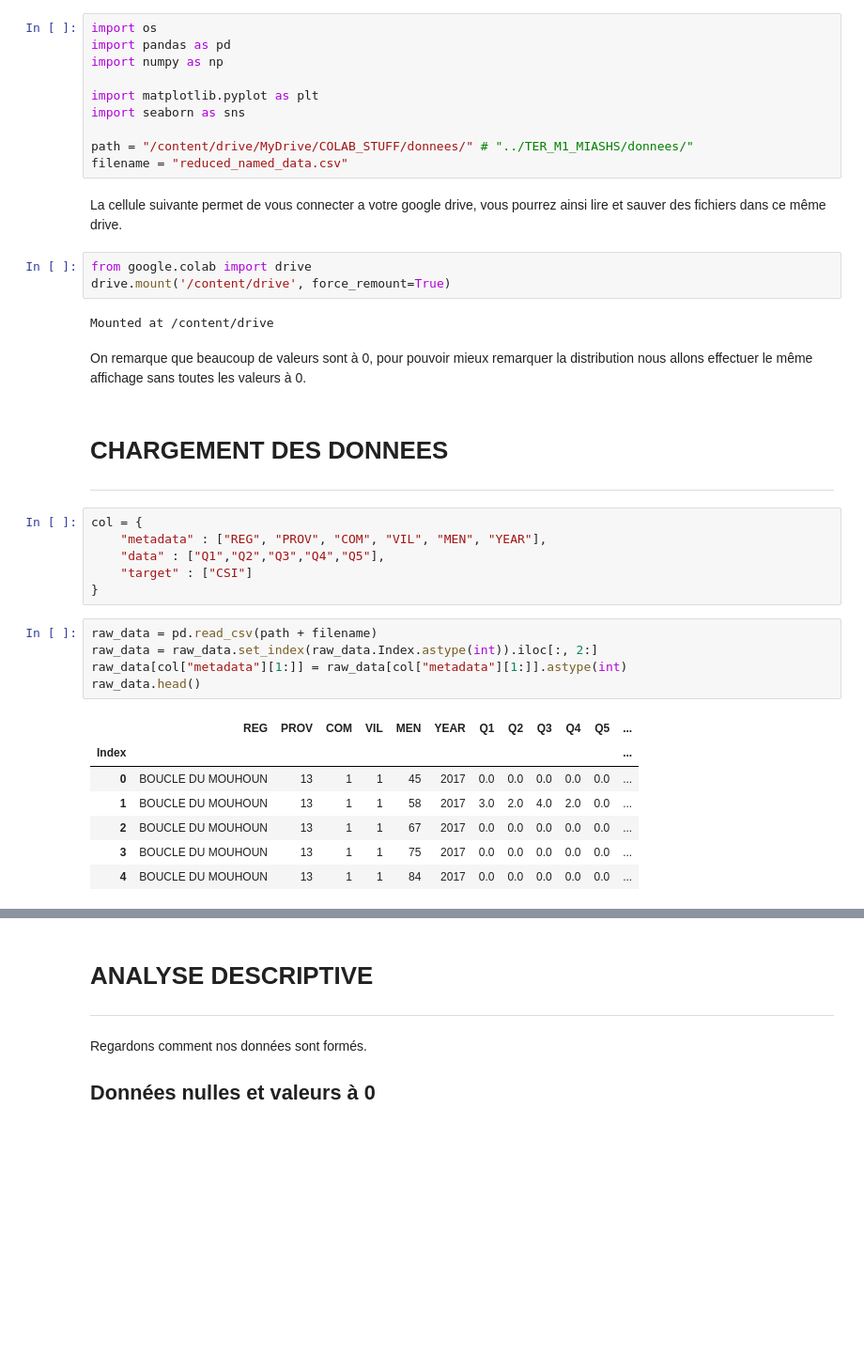
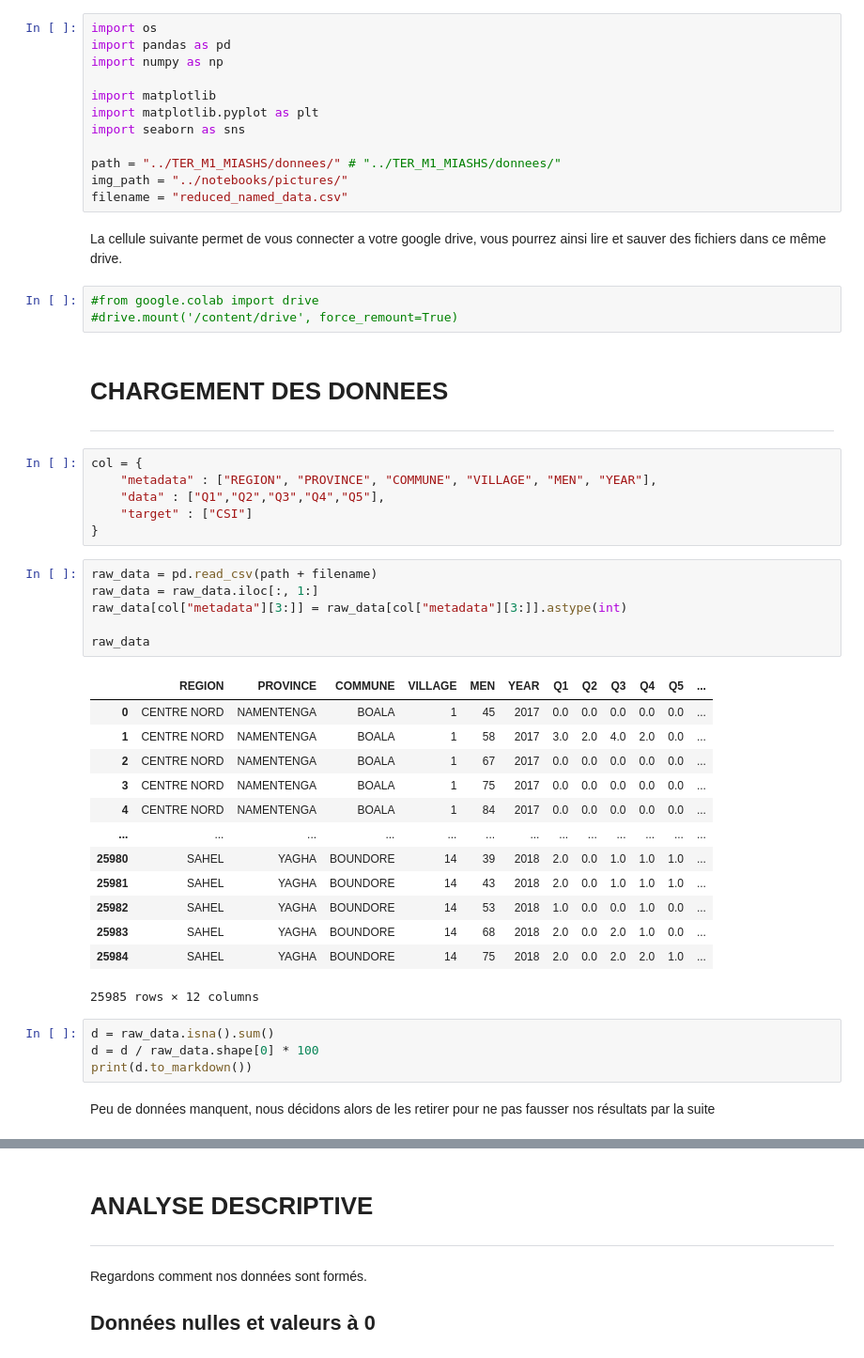
Before and after one commit to moulikatou/Ter_securite_Alimentaire_Miashs, a Jupyter notebook: notebooks/ter.ipynb, the cells around one changed output, grey strips where cells are left out. Shown at 94% size. Drawn from its saved outputs; the diff is of its cells as text; blank space fills up the shorter version.

```diff
--- a/notebooks/ter.ipynb
+++ b/notebooks/ter.ipynb
@@ -10,39 +10,50 @@ import os
 import pandas as pd
 import numpy as np
 
+import matplotlib
 import matplotlib.pyplot as plt
 import seaborn as sns
 
-path = "/content/drive/MyDrive/COLAB_STUFF/donnees/" # "../TER_M1_MIASHS/donnees/"
+path = "../TER_M1_MIASHS/donnees/" # "../TER_M1_MIASHS/donnees/"
+img_path = "../notebooks/pictures/"
 filename = "reduced_named_data.csv"
 # %% [markdown]
 La cellule suivante permet de vous connecter a votre google drive, vous pourrez ainsi lire et sauver des fichiers dans ce même drive.
 # %%
-from google.colab import drive
-drive.mount('/content/drive', force_remount=True)
+#from google.colab import drive
+#drive.mount('/content/drive', force_remount=True)
-# %% [output]
-Mounted at /content/drive
-# %% [markdown]
-On remarque que beaucoup de valeurs sont à 0, pour pouvoir mieux remarquer la distribution nous allons effectuer le même affichage sans toutes les valeurs à 0.
 # %% [markdown]
 # CHARGEMENT DES DONNEES
 ----
 # %%
 col = {
-    "metadata" : ["REG", "PROV", "COM", "VIL", "MEN", "YEAR"],
+    "metadata" : ["REGION", "PROVINCE", "COMMUNE", "VILLAGE", "MEN", "YEAR"],
     "data" : ["Q1","Q2","Q3","Q4","Q5"],
     "target" : ["CSI"]
 }
 # %%
 raw_data = pd.read_csv(path + filename)
-raw_data = raw_data.set_index(raw_data.Index.astype(int)).iloc[:, 2:]
-raw_data[col["metadata"][1:]] = raw_data[col["metadata"][1:]].astype(int)
-raw_data.head()
+raw_data = raw_data.iloc[:, 1:]
+raw_data[col["metadata"][3:]] = raw_data[col["metadata"][3:]].astype(int)
+
+raw_data
 # %% [output]
-|  | REG | PROV | COM | VIL | MEN | YEAR | Q1 | Q2 | Q3 | Q4 | Q5 | ... |
-| Index |  |  |  |  |  |  |  |  |  |  |  | ... |
-| 0 | BOUCLE DU MOUHOUN | 13 | 1 | 1 | 45 | 2017 | 0.0 | 0.0 | 0.0 | 0.0 | 0.0 | ... |
-| 1 | BOUCLE DU MOUHOUN | 13 | 1 | 1 | 58 | 2017 | 3.0 | 2.0 | 4.0 | 2.0 | 0.0 | ... |
-| 2 | BOUCLE DU MOUHOUN | 13 | 1 | 1 | 67 | 2017 | 0.0 | 0.0 | 0.0 | 0.0 | 0.0 | ... |
-| 3 | BOUCLE DU MOUHOUN | 13 | 1 | 1 | 75 | 2017 | 0.0 | 0.0 | 0.0 | 0.0 | 0.0 | ... |
-| 4 | BOUCLE DU MOUHOUN | 13 | 1 | 1 | 84 | 2017 | 0.0 | 0.0 | 0.0 | 0.0 | 0.0 | ... |
+|  | REGION | PROVINCE | COMMUNE | VILLAGE | MEN | YEAR | Q1 | Q2 | Q3 | Q4 | Q5 | ... |
+| 0 | CENTRE NORD | NAMENTENGA | BOALA | 1 | 45 | 2017 | 0.0 | 0.0 | 0.0 | 0.0 | 0.0 | ... |
+| 1 | CENTRE NORD | NAMENTENGA | BOALA | 1 | 58 | 2017 | 3.0 | 2.0 | 4.0 | 2.0 | 0.0 | ... |
+| 2 | CENTRE NORD | NAMENTENGA | BOALA | 1 | 67 | 2017 | 0.0 | 0.0 | 0.0 | 0.0 | 0.0 | ... |
+| 3 | CENTRE NORD | NAMENTENGA | BOALA | 1 | 75 | 2017 | 0.0 | 0.0 | 0.0 | 0.0 | 0.0 | ... |
+| 4 | CENTRE NORD | NAMENTENGA | BOALA | 1 | 84 | 2017 | 0.0 | 0.0 | 0.0 | 0.0 | 0.0 | ... |
+| ... | ... | ... | ... | ... | ... | ... | ... | ... | ... | ... | ... | ... |
+| 25980 | SAHEL | YAGHA | BOUNDORE | 14 | 39 | 2018 | 2.0 | 0.0 | 1.0 | 1.0 | 1.0 | ... |
+| 25981 | SAHEL | YAGHA | BOUNDORE | 14 | 43 | 2018 | 2.0 | 0.0 | 1.0 | 1.0 | 1.0 | ... |
+| 25982 | SAHEL | YAGHA | BOUNDORE | 14 | 53 | 2018 | 1.0 | 0.0 | 0.0 | 1.0 | 0.0 | ... |
+| 25983 | SAHEL | YAGHA | BOUNDORE | 14 | 68 | 2018 | 2.0 | 0.0 | 2.0 | 1.0 | 0.0 | ... |
+| 25984 | SAHEL | YAGHA | BOUNDORE | 14 | 75 | 2018 | 2.0 | 0.0 | 2.0 | 2.0 | 1.0 | ... |
+25985 rows × 12 columns
+# %%
+d = raw_data.isna().sum()
+d = d / raw_data.shape[0] * 100
+print(d.to_markdown())
+# %% [markdown]
+Peu de données manquent, nous décidons alors de les retirer pour ne pas fausser nos résultats par la suite
```
Also changed, not shown: parts of 16 cells of this notebook, 4 other files.
